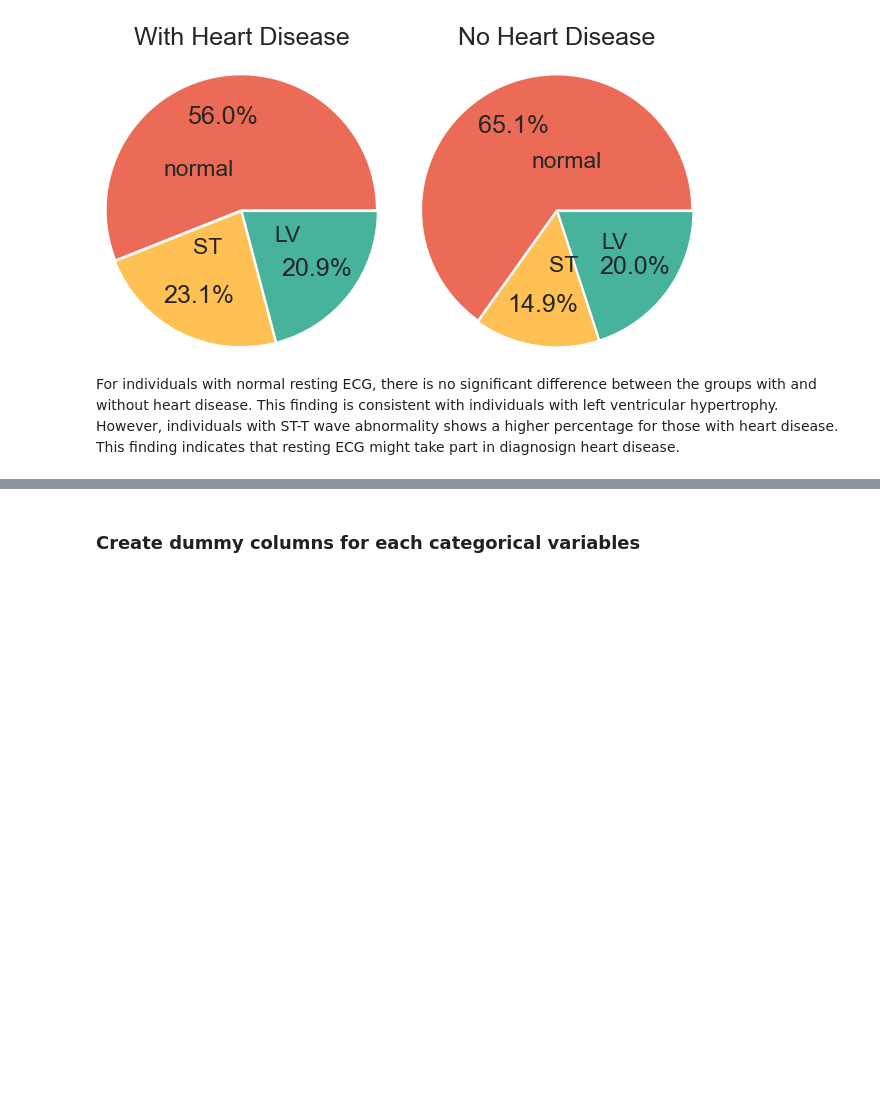
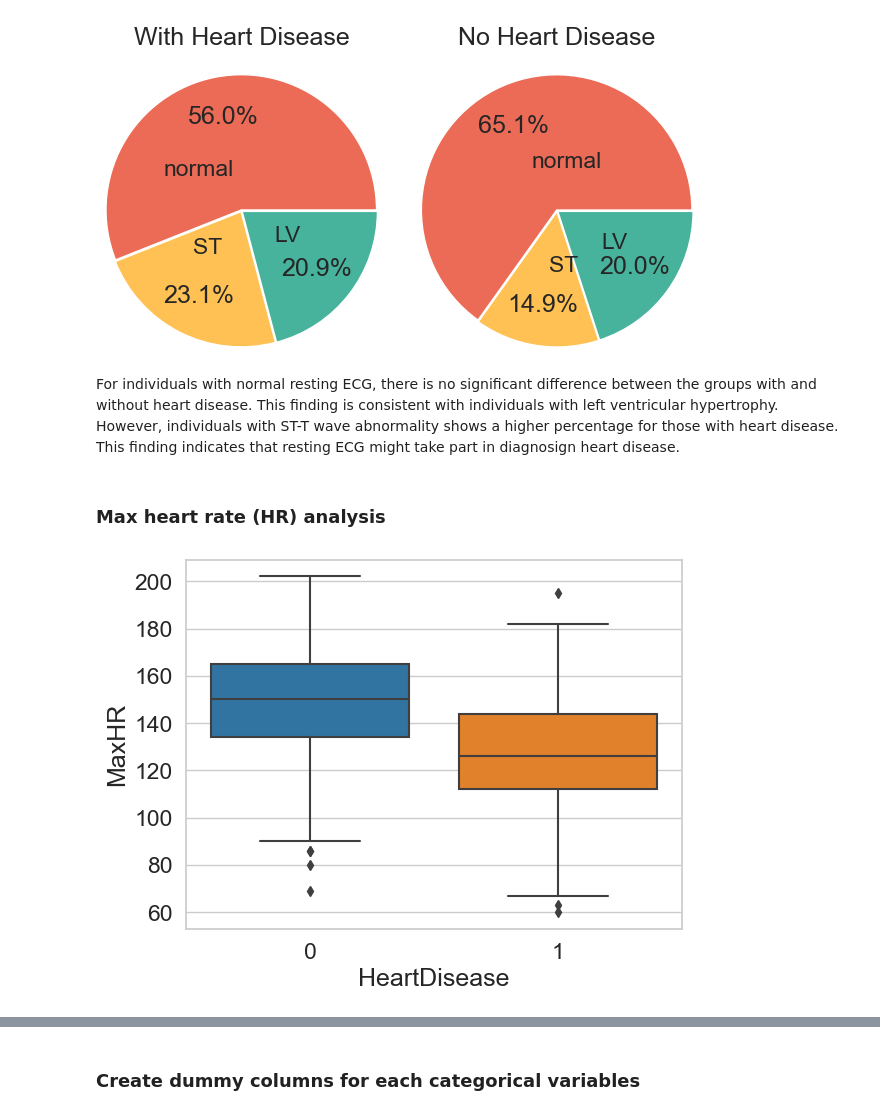
Before and after one commit to davednguyen/CPSC5305_Team_DataGeeks, a Jupyter notebook: HeartAttackPrediction.ipynb, the cells around one changed output, grey strips where cells are left out. Drawn from its saved outputs; the diff is of its cells as text; code cells hidden in the pictures; blank space fills up the shorter version.

```diff
--- a/HeartAttackPrediction.ipynb
+++ b/HeartAttackPrediction.ipynb
@@ -417,3 +417,12 @@ plt.savefig('figures/RestingECGAnalysis.jpg')
 [figure]
 # %% [markdown]
 For individuals with normal resting ECG, there is no significant difference between the groups with and without heart disease. This finding is consistent with individuals with left ventricular hypertrophy. However, individuals with ST-T wave abnormality shows a higher percentage for those with heart disease. This finding indicates that resting ECG might take part in diagnosign heart disease.
+# %% [markdown]
+### Max heart rate (HR) analysis
+# %%
+# boxplot of MaxHR vs. Heart Disease
+sns.set_context('notebook',font_scale = 1.5)
+sns.boxplot(x=df['HeartDisease'], y=df['MaxHR'])
+plt.savefig('figures/MaxHRAnalysis.jpg')
+# %% [output]
+[figure, added]
```
Also changed, not shown: parts of 5 cells of this notebook, 4 other files.
